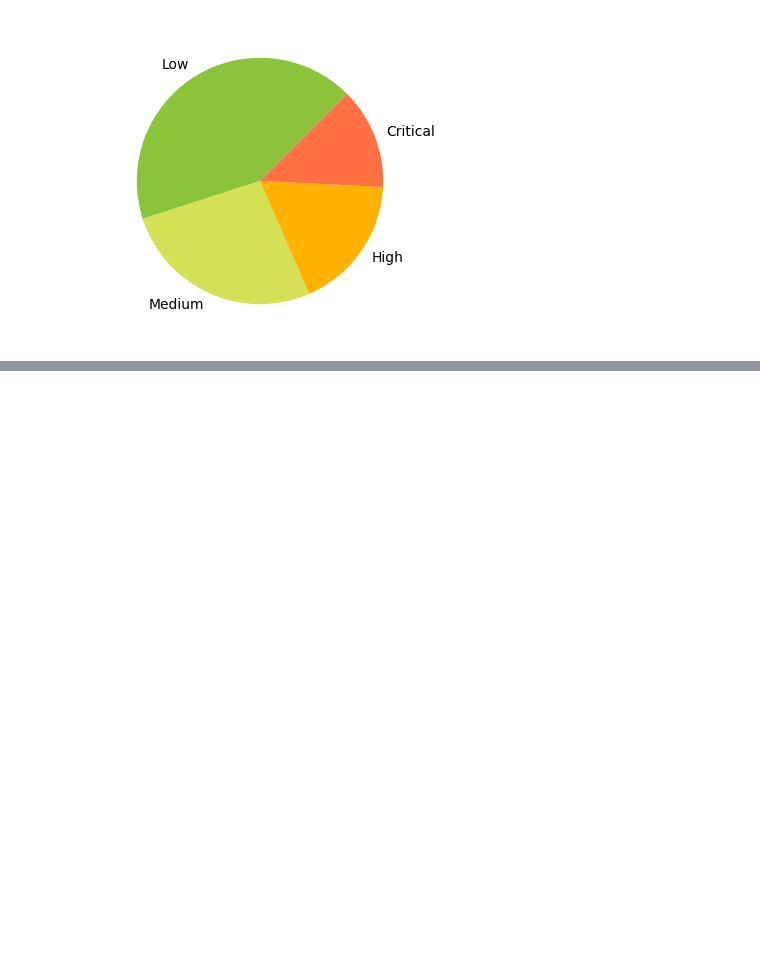
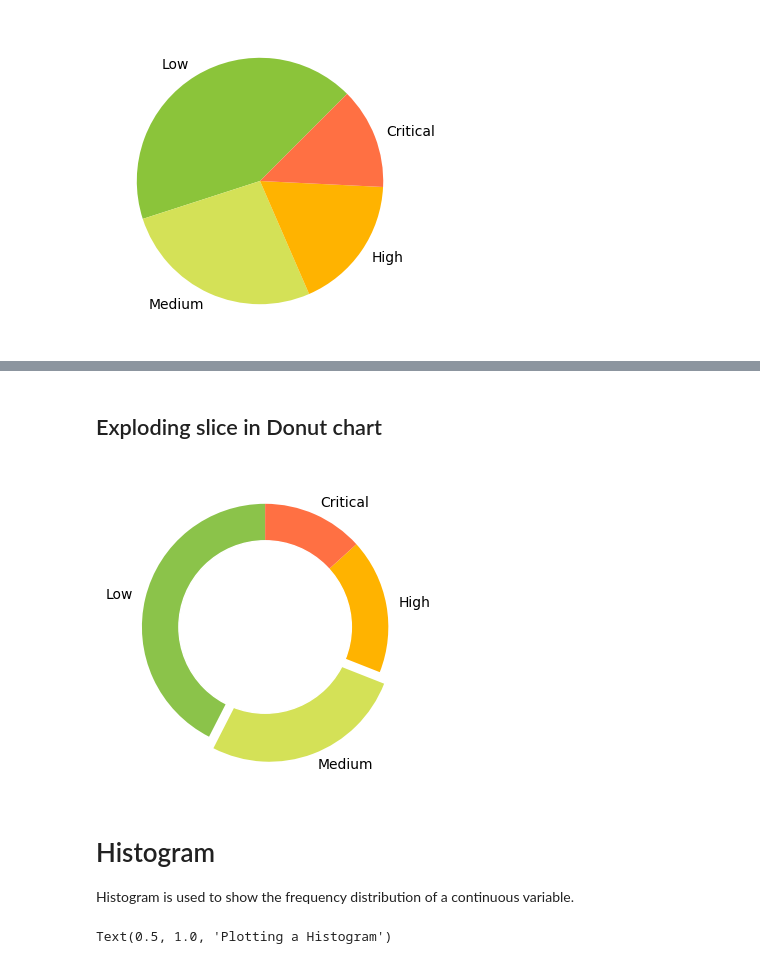
Before and after one commit to Adityasjc31/DataScience, a Jupyter notebook: data analytics/visualizingdata.ipynb, the cells around one changed output, grey strips where cells are left out. Cells and saved outputs as stored; diff of their text form; code cells hidden in the pictures; blank space fills up the shorter version.

```diff
--- a/data analytics/visualizingdata.ipynb
+++ b/data analytics/visualizingdata.ipynb
@@ -382,0 +590,30 @@ plt.show()
+# %% [markdown]
+## Exploding slice in Donut chart
+# %%
+plt.figure(figsize=(4,4))
+area = [48 , 30 , 20 , 15]
+
+plt.pie (area , labels= ['Low' , 'Medium' , 'High' , 'Critical'],
+         colors= ['#8BC34A','#D4E157','#FFB300','#FF7043'],
+        startangle=90,
+        explode=[0,0.1,0,0])
+
+my_circ = plt.Circle((0,0),
+                     0.7, color="white")
+p = plt.gcf()
+p.gca().add_artist(my_circ)
+plt.show()
+# %% [output]
+[figure, added]
+# %% [markdown]
+# Histogram
+
+Histogram is used to show the frequency distribution of a continuous variable.
+# %%
+x = np.random.normal(size=30000)
+
+plt.hist(x,
+         color="red")
+plt.title("Plotting a Histogram")
+# %% [output]
+Text(0.5, 1.0, 'Plotting a Histogram')
```
Also changed, not shown: parts of 97 cells of this notebook, 4 other files.
